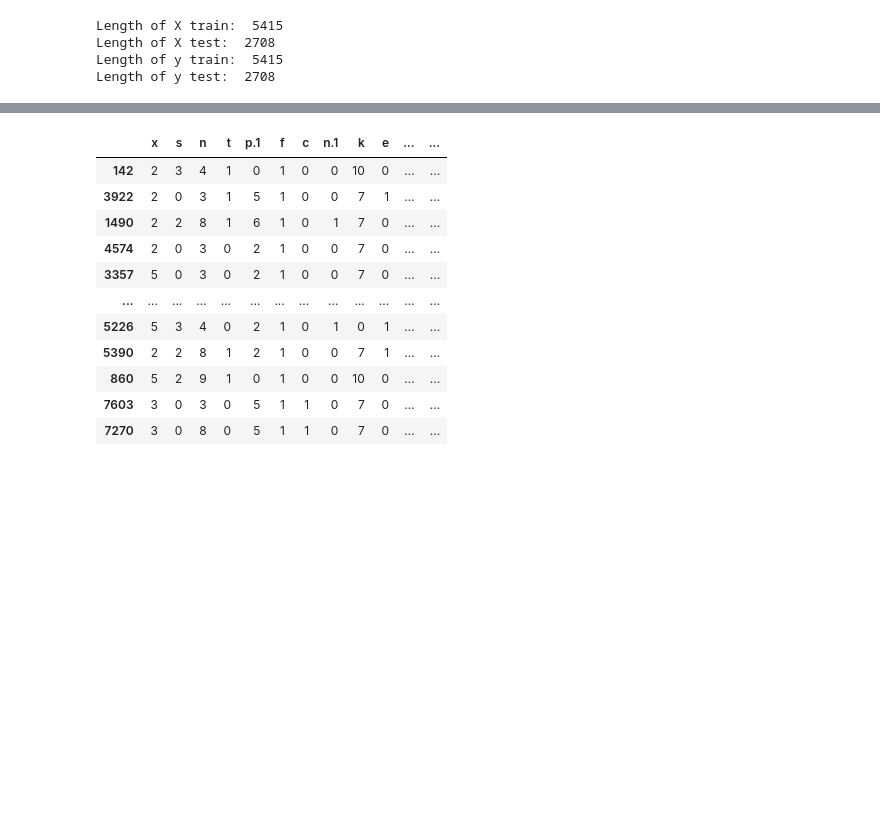
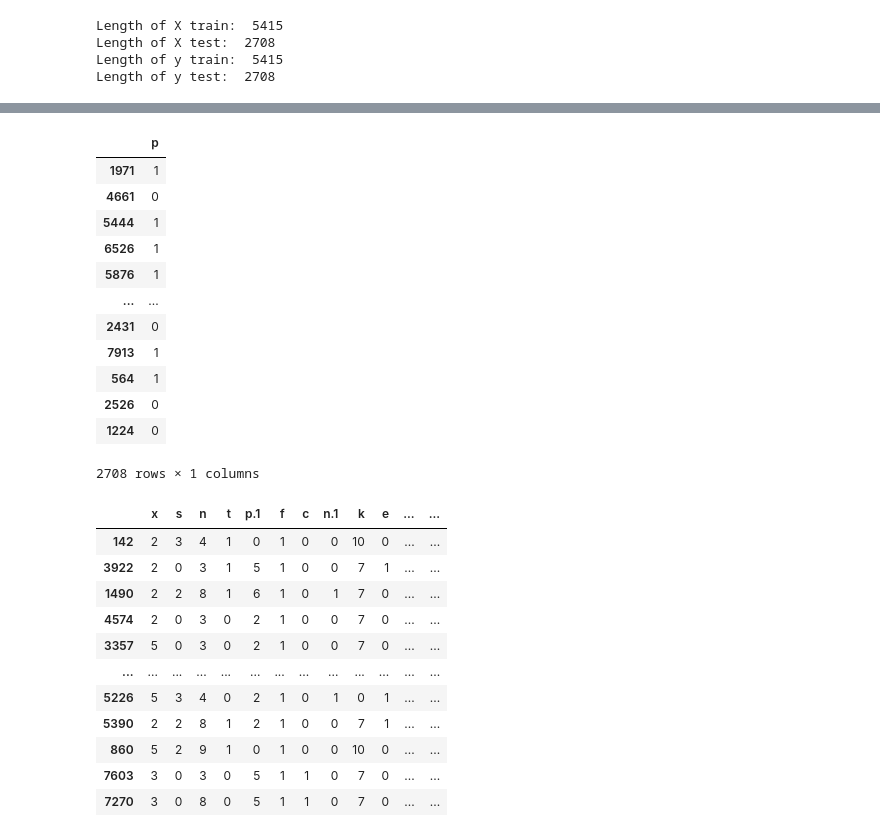
Before and after one commit to KhanhTheChau/MHUD-CT294, a Jupyter notebook: Nhap/svm.ipynb, the cells around one changed output, grey strips where cells are left out. Cells and saved outputs as stored; diff of their text form; code cells hidden in the pictures; blank space fills up the shorter version.

```diff
--- a/Nhap/svm.ipynb
+++ b/Nhap/svm.ipynb
@@ -214,3 +262,19 @@ Length of y test:  2708
+# %%
+y_test
+# %% [output]
+|  | p |
+| 1971 | 1 |
+| 4661 | 0 |
+| 5444 | 1 |
+| 6526 | 1 |
+| 5876 | 1 |
+| ... | ... |
+| 2431 | 0 |
+| 7913 | 1 |
+| 564 | 1 |
+| 2526 | 0 |
+| 1224 | 0 |
+2708 rows × 1 columns
 # %%
 pd.DataFrame(X_train)
 # %% [output]
```
Also changed, not shown: parts of 4 cells of this notebook, 1 other file.
